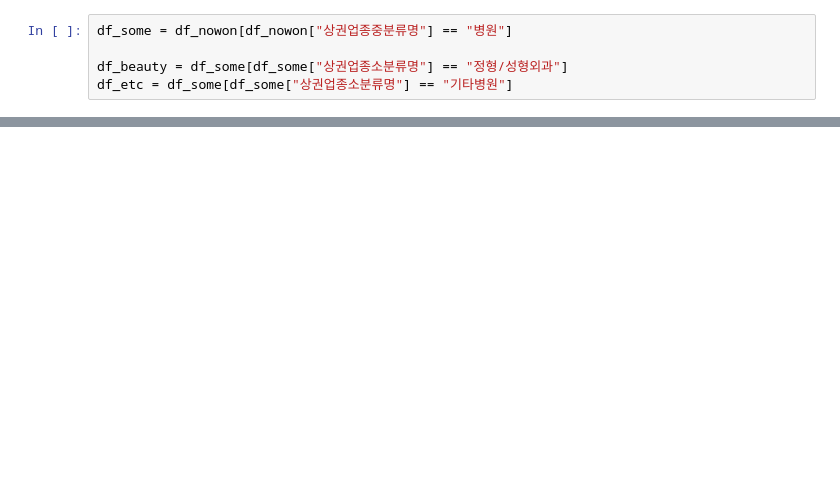
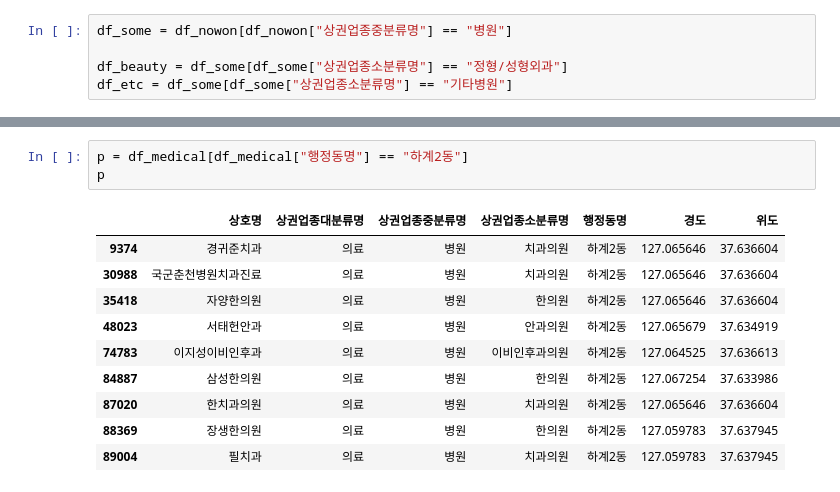
Before and after one commit to seoyoungSohn/CapstoneDesign1, a Jupyter notebook: old_infra/병원 데이터 전처리.ipynb, the cells around one changed output, grey strips where cells are left out. Saved outputs shown, nothing was run; the diff lists cells and outputs as text; blank space fills up the shorter version.

```diff
--- a/old_infra/병원 데이터 전처리.ipynb
+++ b/old_infra/병원 데이터 전처리.ipynb
@@ -98,0 +149,14 @@ Name: 행정동명, dtype: int64
+# %%
+p = df_medical[df_medical["행정동명"] == "하계2동"]
+p
+# %% [output]
+|  | 상호명 | 상권업종대분류명 | 상권업종중분류명 | 상권업종소분류명 | 행정동명 | 경도 | 위도 |
+| 9374 | 경귀준치과 | 의료 | 병원 | 치과의원 | 하계2동 | 127.065646 | 37.636604 |
+| 30988 | 국군춘천병원치과진료 | 의료 | 병원 | 치과의원 | 하계2동 | 127.065646 | 37.636604 |
+| 35418 | 자양한의원 | 의료 | 병원 | 한의원 | 하계2동 | 127.065646 | 37.636604 |
+| 48023 | 서태헌안과 | 의료 | 병원 | 안과의원 | 하계2동 | 127.065679 | 37.634919 |
+| 74783 | 이지성이비인후과 | 의료 | 병원 | 이비인후과의원 | 하계2동 | 127.064525 | 37.636613 |
+| 84887 | 삼성한의원 | 의료 | 병원 | 한의원 | 하계2동 | 127.067254 | 37.633986 |
+| 87020 | 한치과의원 | 의료 | 병원 | 치과의원 | 하계2동 | 127.065646 | 37.636604 |
+| 88369 | 장생한의원 | 의료 | 병원 | 한의원 | 하계2동 | 127.059783 | 37.637945 |
+| 89004 | 필치과 | 의료 | 병원 | 치과의원 | 하계2동 | 127.059783 | 37.637945 |
```
Also changed, not shown: parts of 11 cells of this notebook, 2 other files.
